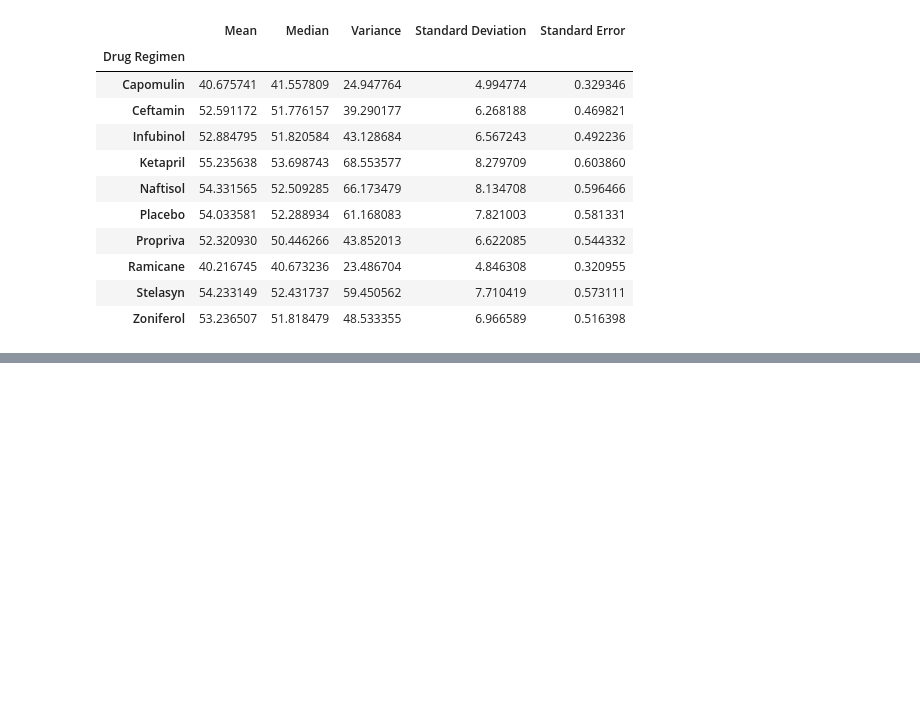
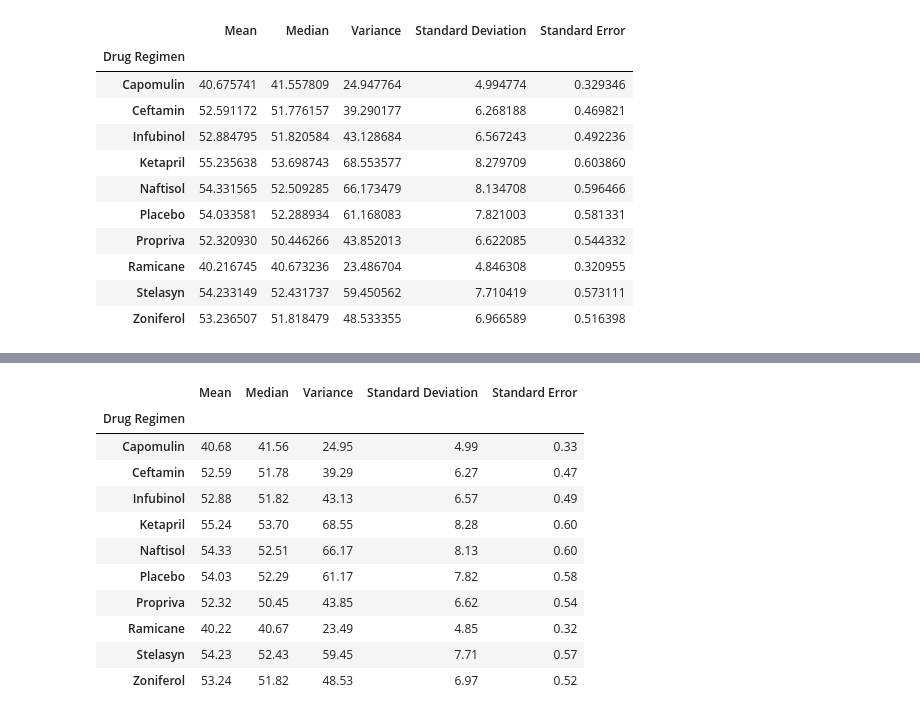
Before and after one commit to mathewqpmiller/Matplotlib-Pymaceuticals_Analysis, a Jupyter notebook: Matplotlib_Pharmaceuticals_Analysis.ipynb, the cells around one changed output, grey strips where cells are left out. Drawn from its saved outputs; the diff is of its cells as text; code cells hidden in the pictures; blank space fills up the shorter version.

```diff
--- a/Matplotlib_Pharmaceuticals_Analysis.ipynb
+++ b/Matplotlib_Pharmaceuticals_Analysis.ipynb
@@ -221,0 +261,37 @@ m_t_v_dataframe
+# %%
+# CSS Style
+# Center align all of the table headers and text within the table.
+# Create uniform column width to make the dataframe more easily readable.
+# Apply CSS styling to center headers
+# Also, round the digit to two decimal places to make it even easier to read.
+
+
+m_t_v_dataframe = m_t_v_dataframe.round(2)  # This rounds the number to two decimal places.
+
+styled_df = m_t_v_dataframe.style.set_table_styles(
+    [
+        {
+            'selector': 'th, td',  # Targets both headers and data cells
+            'props': [
+                ('text-align', 'center'),  # Center-align text
+                ('width', '150px')        # Set uniform column width
+            ]
+        }
+    ]
+).set_properties(**{'text-align': 'center'}) \
+ .format(precision=2, na_rep="")  # Format numbers to display only 2 decimals without trailing zeros
+
+styled_df
+# %% [output]
+|  | Mean | Median | Variance | Standard Deviation | Standard Error |
+| Drug Regimen |  |  |  |  |  |
+| Capomulin | 40.68 | 41.56 | 24.95 | 4.99 | 0.33 |
+| Ceftamin | 52.59 | 51.78 | 39.29 | 6.27 | 0.47 |
+| Infubinol | 52.88 | 51.82 | 43.13 | 6.57 | 0.49 |
+| Ketapril | 55.24 | 53.70 | 68.55 | 8.28 | 0.60 |
+| Naftisol | 54.33 | 52.51 | 66.17 | 8.13 | 0.60 |
+| Placebo | 54.03 | 52.29 | 61.17 | 7.82 | 0.58 |
+| Propriva | 52.32 | 50.45 | 43.85 | 6.62 | 0.54 |
+| Ramicane | 40.22 | 40.67 | 23.49 | 4.85 | 0.32 |
+| Stelasyn | 54.23 | 52.43 | 59.45 | 7.71 | 0.57 |
+| Zoniferol | 53.24 | 51.82 | 48.53 | 6.97 | 0.52 |
```
Also changed, not shown: parts of 5 cells of this notebook, 1 other file.
